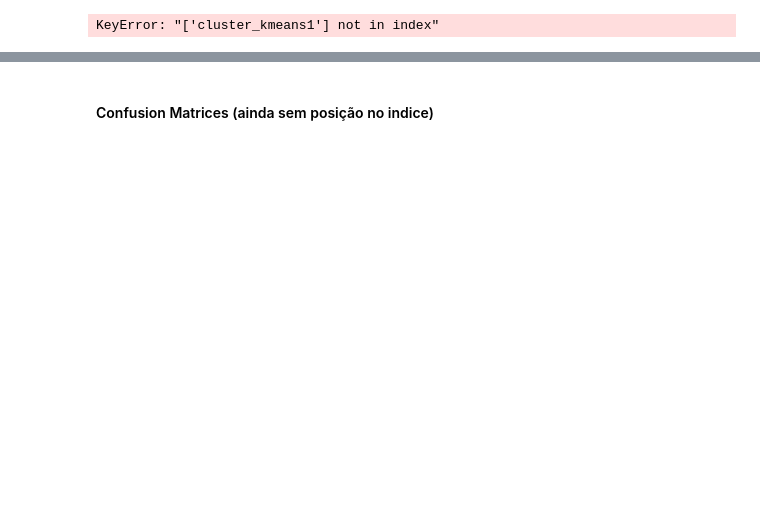
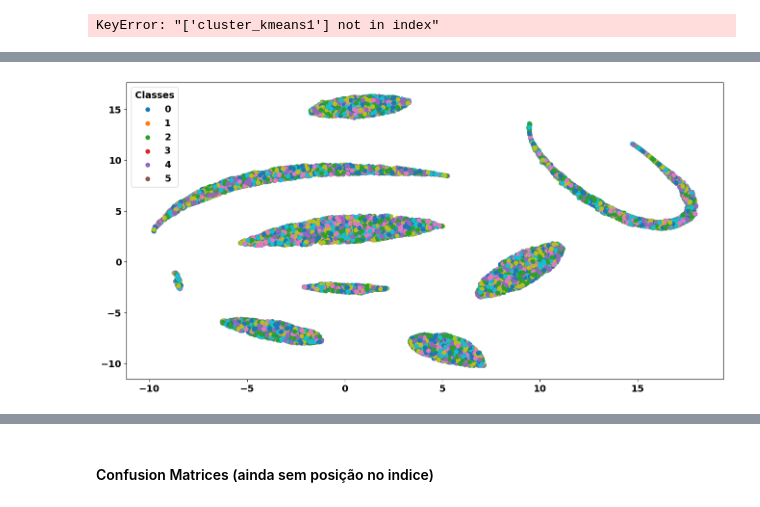
Before and after one commit to shaulleo/ProjetoML, a Jupyter notebook: ML II - KMeans (novo) .ipynb, the cells around one changed output, grey strips where cells are left out. Drawn from its saved outputs; the diff is of its cells as text; code cells hidden in the pictures; blank space fills up the shorter version.

```diff
--- a/ML II - KMeans (novo) .ipynb
+++ b/ML II - KMeans (novo) .ipynb
@@ -393,0 +408,17 @@ KeyError: "['cluster_kmeans1'] not in index"
+# %%
+def visualize_dimensionality_reduction(transformation, targets):
+  # create a scatter plot of the t-SNE output
+  plt.scatter(transformation[:, 0], transformation[:, 1],
+              c=np.array(targets).astype(int), cmap=plt.cm.tab10)
+
+  labels = np.unique(targets)
+
+  # create a legend with the class labels and colors
+  handles = [plt.scatter([],[], c=plt.cm.tab10(i), label=label) for i, label in enumerate(labels)]
+  plt.legend(handles=handles, title='Classes')
+
+  plt.show()
+# %%
+visualize_dimensionality_reduction(embedding_Z, individuals['cluster_kmeansZ'].sort_index())
+# %% [output]
+[figure, added]
```
Also changed, not shown: parts of 24 cells of this notebook, 2 other files.
